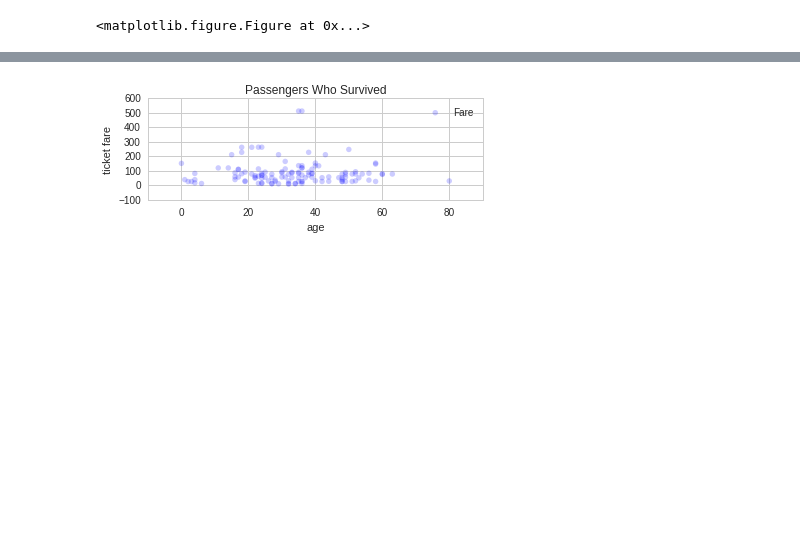
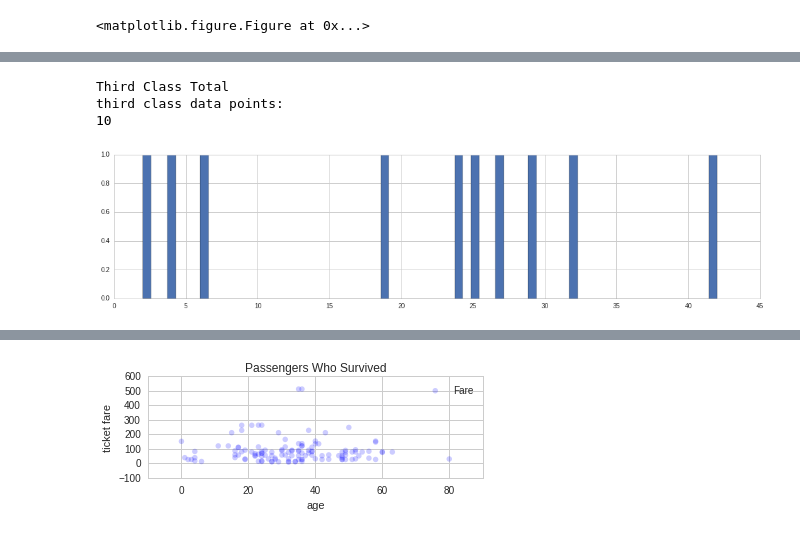
Before and after one commit to BrennaManning/DataScience16WarmupProject, a Jupyter notebook: data_exploration.ipynb, the cells around one changed output, grey strips where cells are left out. Drawn from its saved outputs; the diff is of its cells as text; code cells hidden in the pictures; blank space fills up the shorter version.

```diff
--- a/data_exploration.ipynb
+++ b/data_exploration.ipynb
@@ -98,0 +183,13 @@ Scatterplots are not effective in observing survival because it is a boolean
+# %%
+print "Third Class Total"
+# plot original Age values
+fig, axis1 = plt.subplots(1,1,figsize=(18,4))
+thirdclass['Age'].hist(bins=70, ax=axis1)
+
+print "third class data points:"
+print len(thirdclass)
+# %% [output]
+Third Class Total
+third class data points:
+10
+[figure, added]
```
Also changed, not shown: parts of 16 cells of this notebook, 1 other file.
